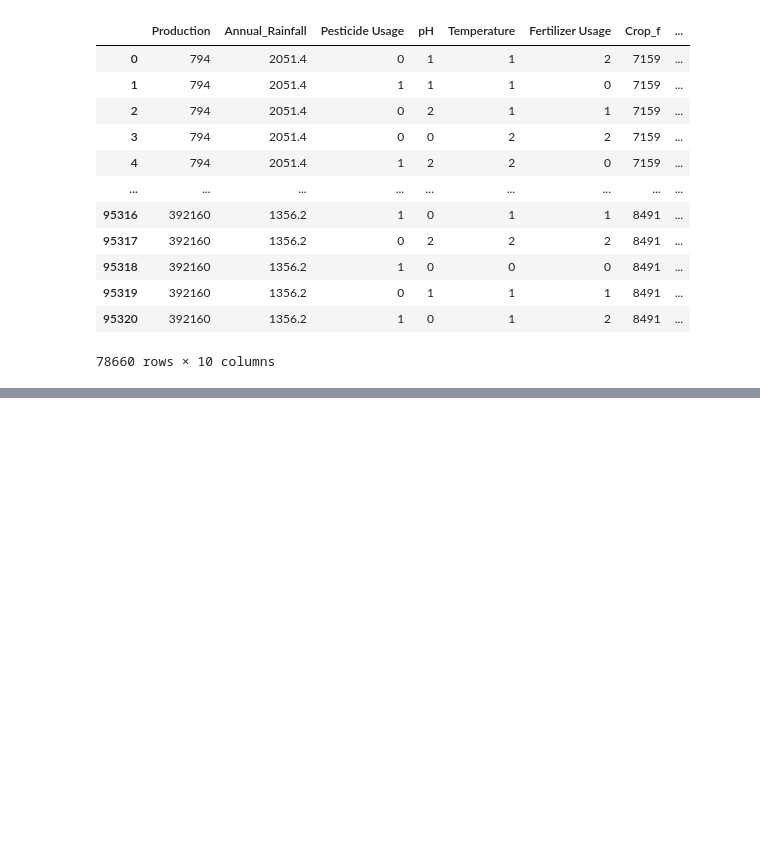
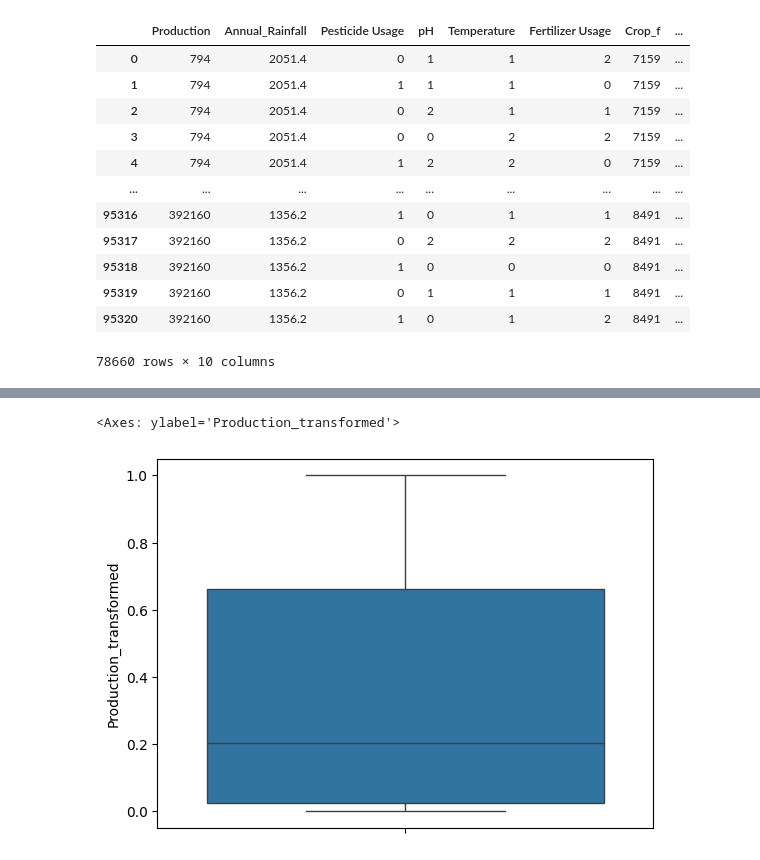
Before and after one commit to Shiva7706/SITNovate, a Jupyter notebook: Data_refine.ipynb, the cells around one changed output, grey strips where cells are left out. Cells and saved outputs as stored; diff of their text form; code cells hidden in the pictures; blank space fills up the shorter version.

```diff
--- a/Data_refine.ipynb
+++ b/Data_refine.ipynb
@@ -266 +277,6 @@ final_merged_df
 78660 rows × 10 columns
+# %%
+sns.boxplot(final_merged_df["Production_transformed"])
+# %% [output]
+<Axes: ylabel='Production_transformed'>
+[figure, added]
```
Also changed, not shown: parts of 23 cells of this notebook.
